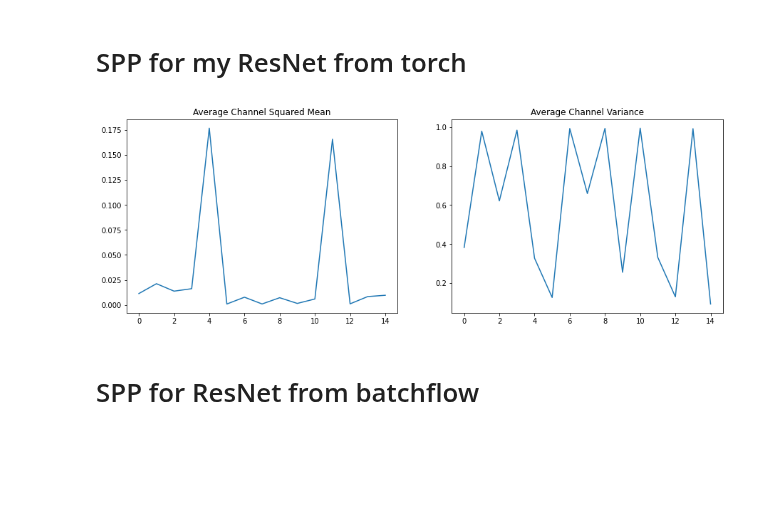
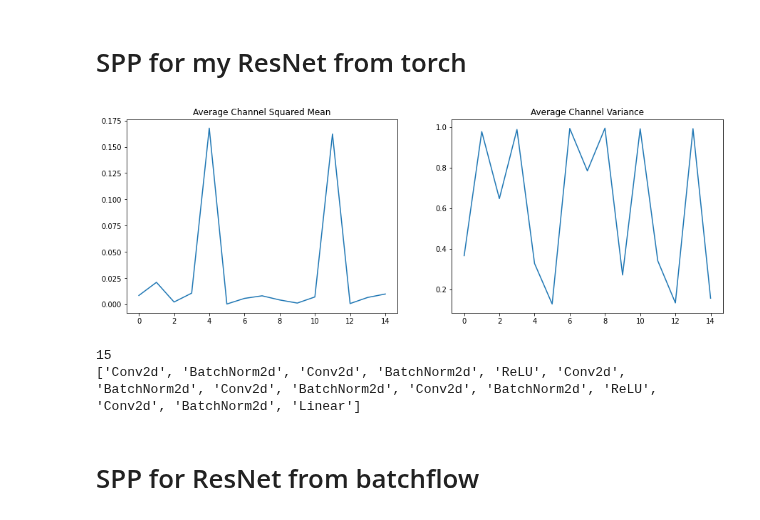
Before and after one commit to RisaMagpie/neuronets, a Jupyter notebook: SPP.ipynb, the cells around one changed output. Drawn from its saved outputs; the diff is of its cells as text; code cells hidden in the pictures; blank space fills up the shorter version.

```diff
--- a/SPP.ipynb
+++ b/SPP.ipynb
@@ -62,9 +65,9 @@ model = ResNet(1, 10, [128], [2])
 def get_signal_propagation(
     module,
     signal_propagation,
-) -> None:
+):
     def hook(self, input, output):
-        # Cache signals from ResBlocks
+        # Cache signals statistics per network unit
         output = output.detach().numpy()
         signal_propagation['Average Channel Squared Mean'].append(
             np.mean(np.mean(output, axis=1) ** 2)
@@ -72,6 +75,7 @@ def get_signal_propagation(
         signal_propagation['Average Channel Variance'].append(
             np.mean(np.var(output, axis=1))
         )
+        signal_propagation['Instances'].append(self.__class__.__name__) #tmp
 
     # Check is it the lowest level
     submodules = [m for m in module.modules()]
@@ -84,9 +88,42 @@ def get_signal_propagation(
             child,
             signal_propagation,
         )
+
+def SPP_info(model, show_plots=False):
+    """Signal propagation statistics.
+
+    This statistics is used for signal propagation plots.
+
+    """
+    signal_propagation = {
+        'Average Channel Squared Mean': [],
+        'Average Channel Variance': [],
+        'Instances': []
+    }
+
+    # Register forward hooks for all network units
+    get_signal_propagation(model, signal_propagation)
+
+    # Get hooks
+    _ = model(torch.randn(3, 1, 28, 28)) # ResNet from batchflow need batch size more than 1 =(
+
+    # Show signal propagation plots
+    if show_plots:
+        fig, axes = plt.subplots(1, 2, figsize=(15, 5))
+        for ax, field in zip(axes, signal_propagation.keys()):
+            x = range(len(signal_propagation[field]))
+            ax.plot(x, signal_propagation[field])
+            ax.set_title(field)
+        fig.show()
+
+    return signal_propagation
+# %%
+sp_info = SPP_info(model, show_plots=True)
+# %% [output]
+[figure, added]
 # %%
-signal_propagation = {
-    'Average Channel Squared Mean': [],
-    'Average Channel Variance': []
-}
-get_signal_propagation(model, signal_propagation) # length must be 15
+print(len(sp_info['Average Channel Squared Mean'])) # must be 15
+print(sp_info['Instances'])
+# %% [output]
+15
+['Conv2d', 'BatchNorm2d', 'Conv2d', 'BatchNorm2d', 'ReLU', 'Conv2d', 'BatchNorm2d', 'Conv2d', 'BatchNorm2d', 'Conv2d', 'BatchNorm2d', 'ReLU', 'Conv2d', 'BatchNorm2d', 'Linear']
@@ -95,15 +130,3 @@ _ = model(torch.randn(1,1,28,28))
-# %%
-from matplotlib import pyplot as plt
-
-
-fig, axes = plt.subplots(1, 2, figsize=(15, 5))
-for ax, field in zip(axes, signal_propagation.keys()):
-    x = range(len(signal_propagation[field]))
-    ax.plot(x, signal_propagation[field])
-    ax.set_title(field)
-fig.show()
-# %% [output]
-[figure, removed]
 # %% [markdown]
 # SPP for ResNet from batchflow
 # %%
```
Also changed, not shown: parts of 10 cells of this notebook.
